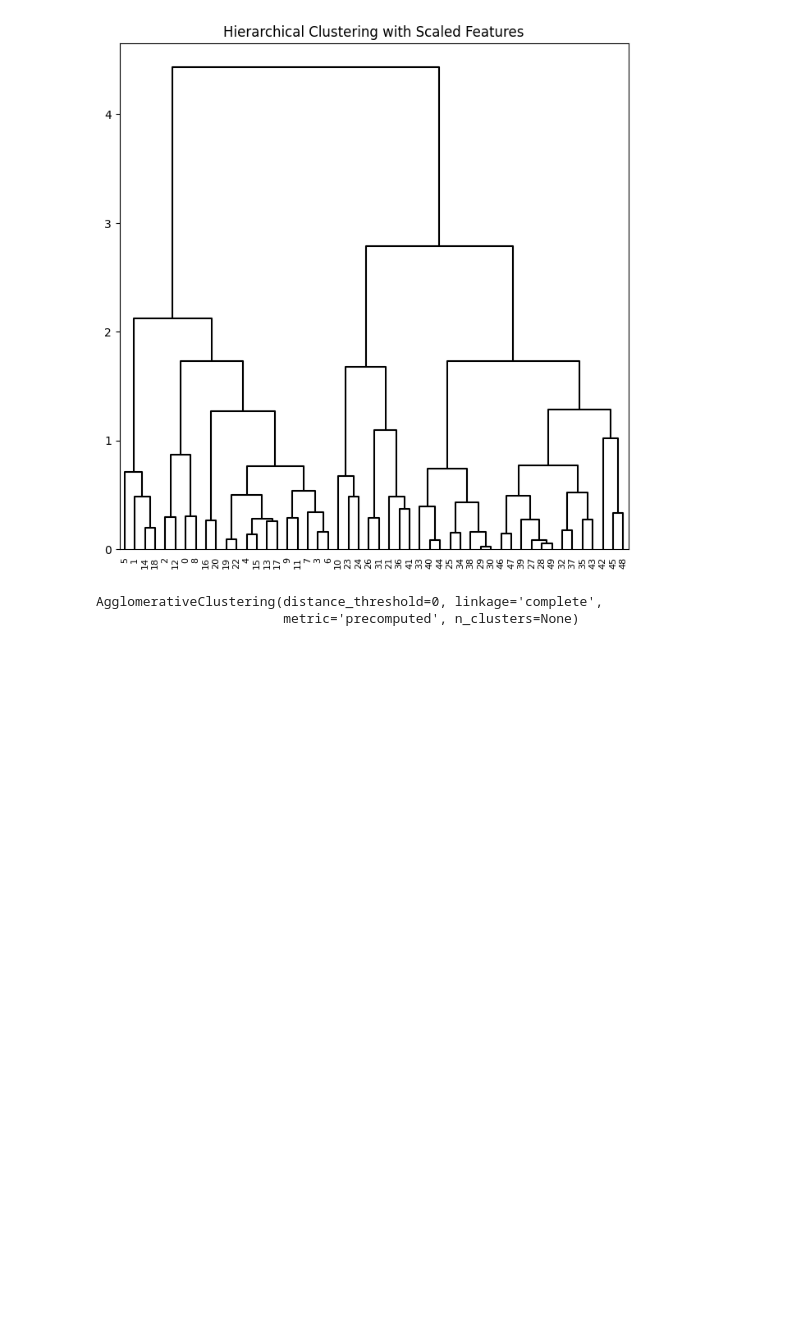
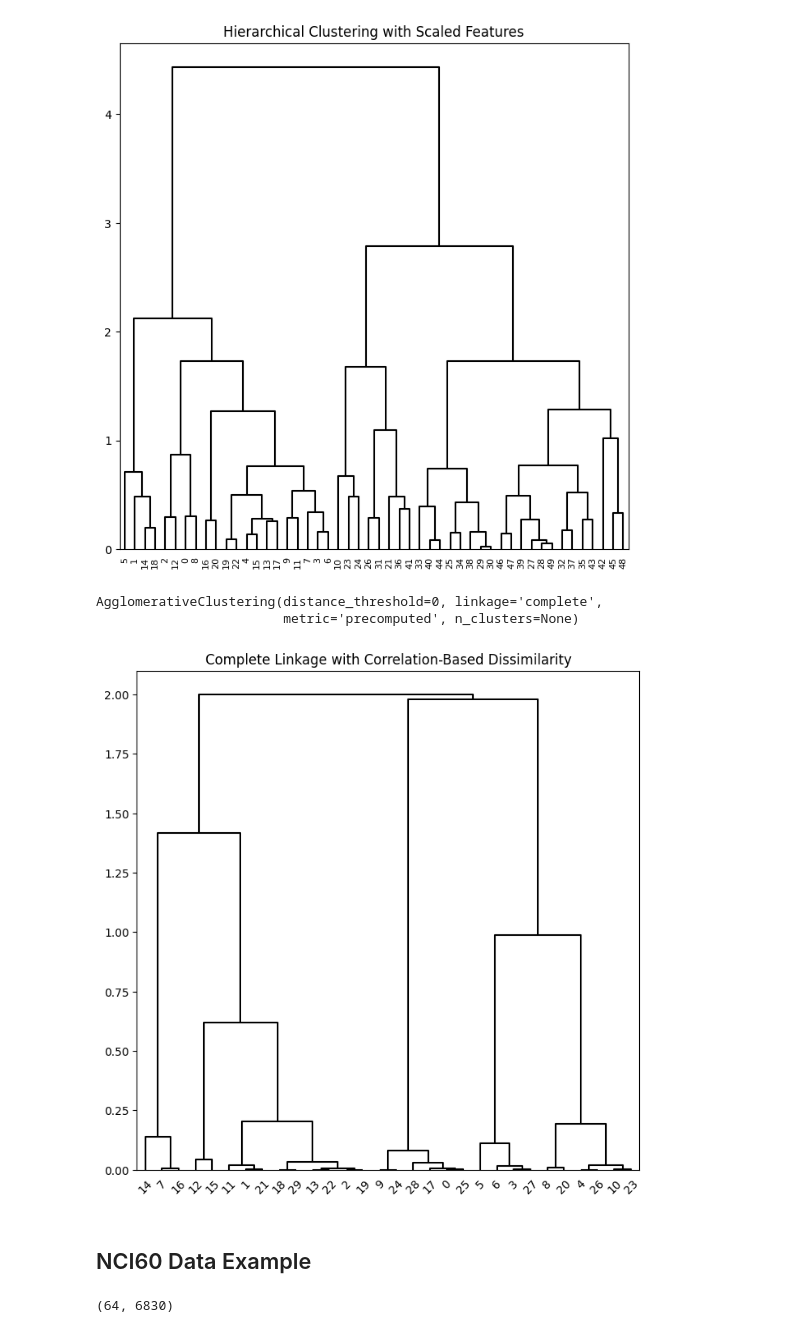
Before and after one commit to ARKA1112/ISLP_self, a Jupyter notebook: 12_Unsupervised.ipynb, the cells around one changed output. Cells and saved outputs as stored; diff of their text form; code cells hidden in the pictures; blank space fills up the shorter version.

```diff
--- a/12_Unsupervised.ipynb
+++ b/12_Unsupervised.ipynb
@@ -429,3 +429,13 @@ hc_cor.fit(corD)
 # %% [output]
 AgglomerativeClustering(distance_threshold=0, linkage='complete',
                         metric='precomputed', n_clusters=None)
+# %%
+linkage_cor =  compute_linkage(hc_cor)
+fig, ax = plt.subplots(1, 1, figsize=(8,8))
+dendrogram(linkage_cor, ax=ax, **cargs)
+ax.set_title("Complete Linkage with Correlation-Based Dissimilarity")
+plt.show()
+# %% [output]
+[figure, added]
+# %% [markdown]
+## NCI60 Data Example
@@ -431,0 +448,4 @@ AgglomerativeClustering(distance_threshold=0, linkage='complete',
+# %%
+nci_data.shape
+# %% [output]
+(64, 6830)
```
Also changed, not shown: parts of 17 cells of this notebook.
